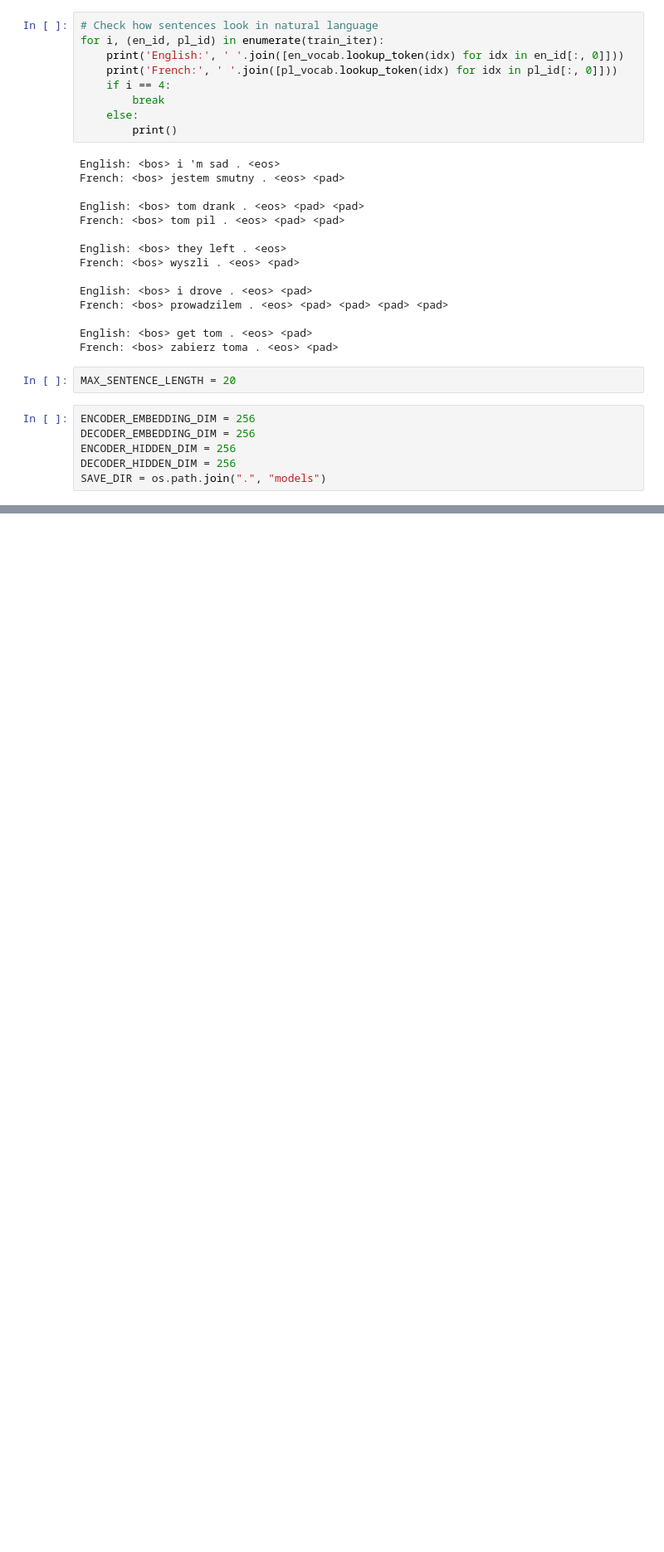
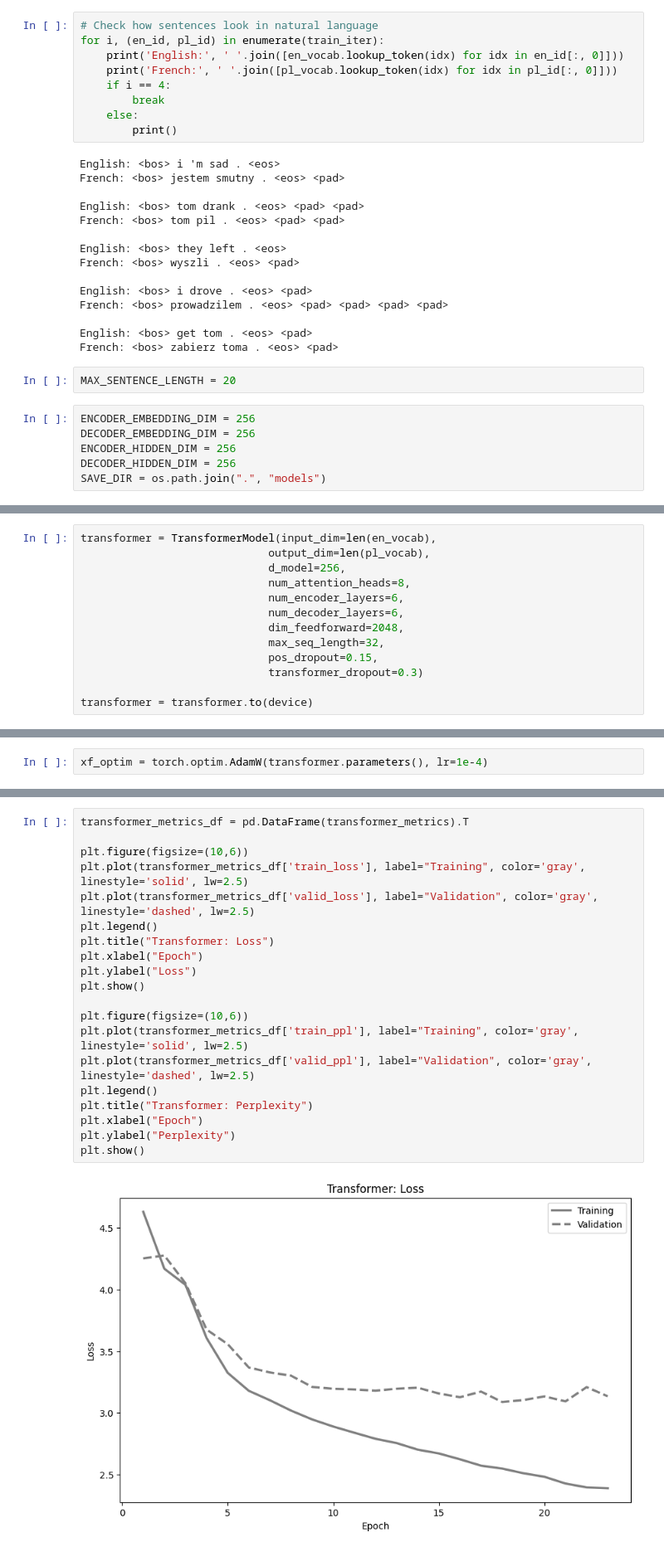
Before and after one commit to PyroX2/GRU_Transformer_Comparison, a Jupyter notebook: bahdanau.ipynb, the cells around one changed output, grey strips where cells are left out. Shown at 83% size. Saved outputs shown, nothing was run; the diff lists cells and outputs as text; blank space fills up the shorter version.

```diff
--- a/bahdanau.ipynb
+++ b/bahdanau.ipynb
@@ -361,0 +976,13 @@ NameError: name 'en_vocab' is not defined
+# %%
+transformer = TransformerModel(input_dim=len(en_vocab),
+                             output_dim=len(pl_vocab),
+                             d_model=256,
+                             num_attention_heads=8,
+                             num_encoder_layers=6,
+                             num_decoder_layers=6,
+                             dim_feedforward=2048,
+                             max_seq_length=32,
+                             pos_dropout=0.15,
+                             transformer_dropout=0.3)
+
+transformer = transformer.to(device)
@@ -361,0 +993,2 @@ NameError: name 'en_vocab' is not defined
+# %%
+xf_optim = torch.optim.AdamW(transformer.parameters(), lr=1e-4)
@@ -361,0 +1045,22 @@ NameError: name 'en_vocab' is not defined
+# %%
+transformer_metrics_df = pd.DataFrame(transformer_metrics).T
+
+plt.figure(figsize=(10,6))
+plt.plot(transformer_metrics_df['train_loss'], label="Training", color='gray', linestyle='solid', lw=2.5)
+plt.plot(transformer_metrics_df['valid_loss'], label="Validation", color='gray', linestyle='dashed', lw=2.5)
+plt.legend()
+plt.title("Transformer: Loss")
+plt.xlabel("Epoch")
+plt.ylabel("Loss")
+plt.show()
+
+plt.figure(figsize=(10,6))
+plt.plot(transformer_metrics_df['train_ppl'], label="Training", color='gray', linestyle='solid', lw=2.5)
+plt.plot(transformer_metrics_df['valid_ppl'], label="Validation", color='gray', linestyle='dashed', lw=2.5)
+plt.legend()
+plt.title("Transformer: Perplexity")
+plt.xlabel("Epoch")
+plt.ylabel("Perplexity")
+plt.show()
+# %% [output]
+[figure, added]
```
Also changed, not shown: parts of 30 cells of this notebook.
